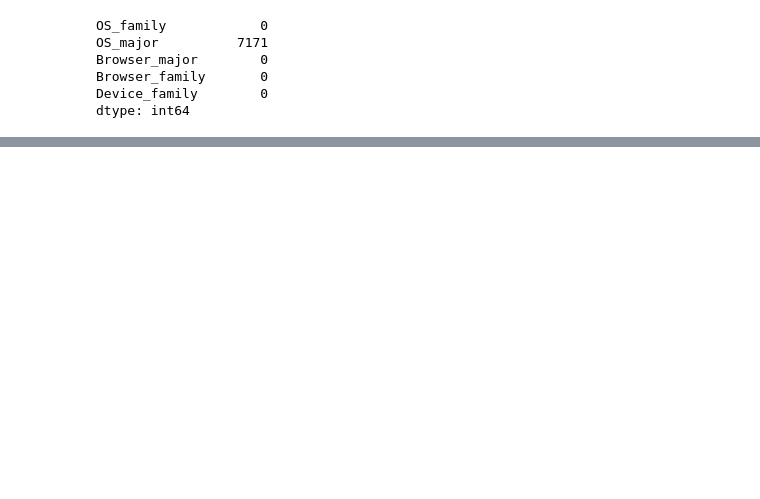
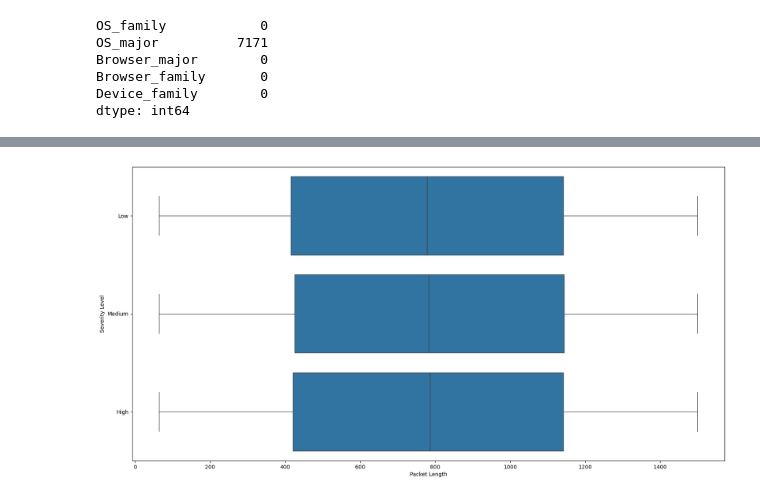
Before and after one commit to KalooIna/cybersecurity_attacks, a Jupyter notebook: notebookElly.ipynb, the cells around one changed output, grey strips where cells are left out. Drawn from its saved outputs; the diff is of its cells as text; code cells hidden in the pictures; blank space fills up the shorter version.

Commit message:
first feature engineering - df_corr

```diff
--- a/notebookElly.ipynb
+++ b/notebookElly.ipynb
@@ -576,0 +702,3 @@ df['Alerts/Warnings'] = df['Alerts/Warnings'].apply(lambda x: 0 if pd.isna(x) el
+# %%
+df['ContinentName_Proxy'] = df['ContinentName_Proxy'].apply(lambda x: "notIdentified" if pd.isna(x) else x)
+df['CountryName_Proxy'] = df['CountryName_Proxy'].apply(lambda x: "notIdentified" if pd.isna(x) else x)
@@ -577,2 +709,2 @@ df['Alerts/Warnings'] = df['Alerts/Warnings'].apply(lambda x: 0 if pd.isna(x) el
 # %%
-df.drop(columns=['CityName_Source','CityName_Destination','CityName_Proxy'], inplace=True)
+df.drop(columns=['ASN_source','ASN_destination','ASN_proxy'], inplace=True)
@@ -578,0 +729,2 @@ df.drop(columns=['CityName_Source','CityName_Destination','CityName_Proxy'], inp
+# %%
+df_corr = df.copy()
@@ -580,6 +747,7 @@ df.drop(columns=['CityName_Source','CityName_Destination','CityName_Proxy'], inp
 # df_corr = df_corr.drop(columns=['Device Information', 'Timestamp', 'Geo-location Data', 'Source IP Address', 'Destination IP Address', 'Proxy Information'])
 # df_corr = df_corr.drop(columns=['ContinentName_Source', 'ContinentName_Destination', 'ContinentName_Proxy'])
                                 # 'CityLat_Proxy', 'CityLon_Proxy', 'CityLat_Destination', 'CityLon_Destination', 'CityLon_Source', 'CityLat_Source'])
-# df_corr = df_corr.drop(columns=['OS_major', 'Proxy Information_16', 'Proxy Information_24'])
+df_corr = df_corr.drop(columns=['Proxy Information_16'])
 # df_corr = df_corr.drop(columns=['Payload Data', 'User Information', 'Destination IP Address_24', 'Source IP Address_24'])
-# df_corr = df_corr.drop(columns=['CityName_Proxy', 'CityName_Source', 'CityName_Destination'])
+# df_corr = df_corr.drop(columns=['Source Port', 'Destination Port', 'Proxy Information_24', 'Source IP Address_16',
+    #    'Destination IP Address_16'])
@@ -586,3 +782,9 @@ df.drop(columns=['CityName_Source','CityName_Destination','CityName_Proxy'], inp
+# %%
+plt.figure(figsize=(20,10))
+sns.boxplot(x=df_corr['Packet Length'],y=df_corr['Severity Level'])
+plt.show()
+# %% [output]
+[figure, added]
 # %%
 print((df_corr['is_Proxy'] == False).sum())
 print((df_corr['is_Proxy'] == True).sum())
```
Also changed, not shown: parts of 24 cells of this notebook.
